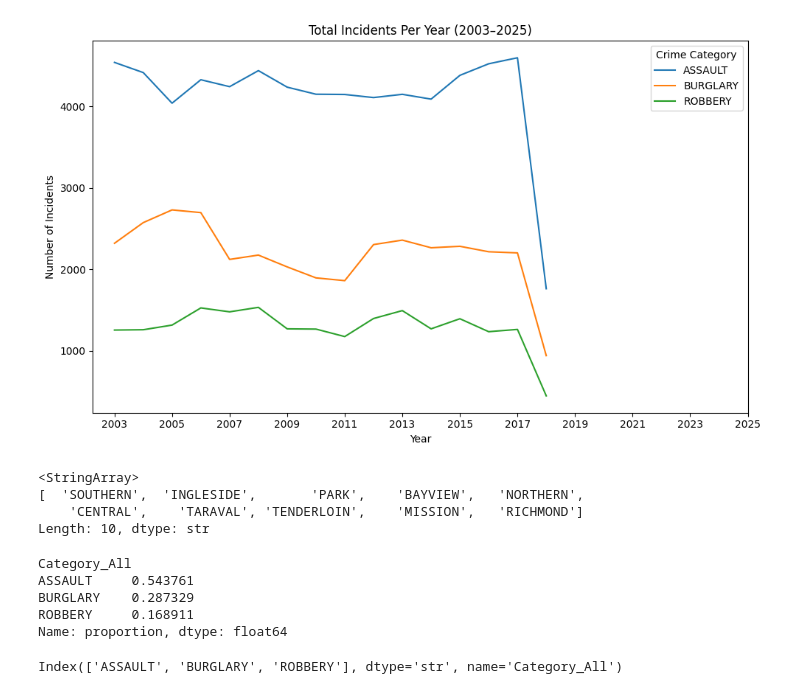
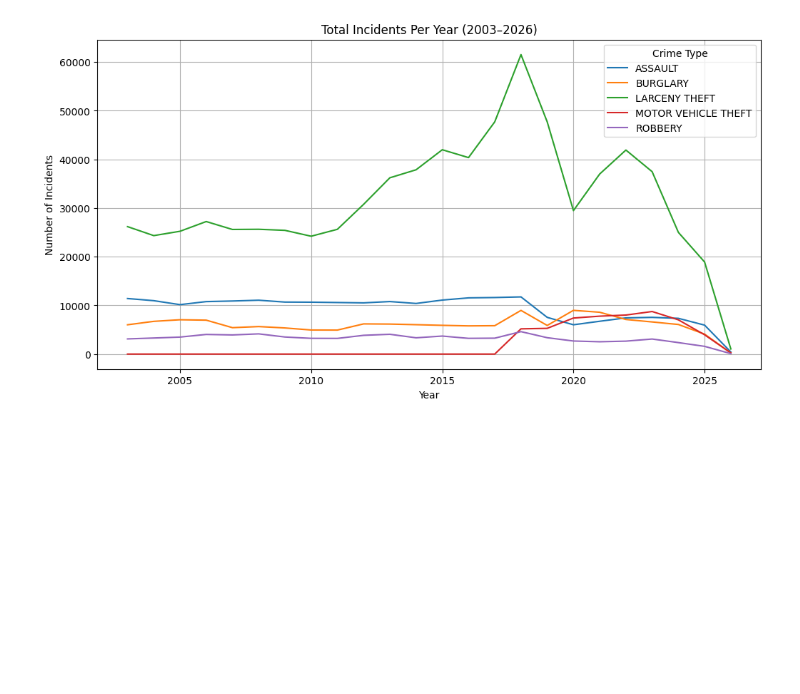
Before and after one commit to suhani-pandey/Assignment1_SocialDataAnalysis, a Jupyter notebook: excerise.ipynb, the cells around one changed output. Cells and saved outputs as stored; diff of their text form; code cells hidden in the pictures; blank space fills up the shorter version.

Commit message:
Clean repository without dataset

```diff
--- a/excerise.ipynb
+++ b/excerise.ipynb
@@ -2,8 +2,7 @@
 import pandas as pd
 import matplotlib.pyplot as plt
 import seaborn as sns
-
-df = pd.read_csv("merged_small.csv", low_memory=False)
-
-print("Rows:", len(df))
+url = "https://media.githubusercontent.com/media/suhani-pandey/Assignment1_SocialDataAnalysis/refs/heads/main/SF_Crime_Merged_FINAL_CLEAN_2003_2026.csv"
+df = pd.read_csv(url, low_memory=False)
+print(df.shape)
 # %% [output]
@@ -11,7 +9,0 @@ Rows: 5000
-# %%
-df['Incident Date'] = pd.to_datetime(df['Incident Date'], dayfirst=True, errors='coerce')
-df['Date'] = pd.to_datetime(df['Date'], dayfirst=True, errors='coerce')
-
-df['Combined Date'] = df['Incident Date'].fillna(df['Date'])
-df['Year'] = df['Combined Date'].dt.year
-print("Full datset year rannge:",df['Year'].min(),"-",df['Year'].max())
@@ -20,4 +9,0 @@ Full datset year rannge: 2003 - 2026
-# %%
-df = df[(df['Year'] >= 2003) & (df['Year'] <= 2025)]
-
-print("Filtered range:", df['Year'].min(), "-", df['Year'].max())
@@ -26,4 +9,0 @@ Filtered range: 2003.0 - 2025.0
-# %%
-df['Category_All'] = df['Incident Category'].fillna(df['Category'])
-
-print(df['Category_All'].value_counts().head(20))
@@ -80,41 +52,11 @@ Year range: 2003.0 - 2018.0
 # %%
-#import matplotlib.pyplot as plt
-#import seaborn as sns
 
-plt.figure(figsize=(10,6))
-
-sns.lineplot(
-    data=yearly_counts,
-    x='Year',
-    y='Total Incidents',
-    hue='Category_All'
-)
-
-plt.title("Total Incidents Per Year (2003–2025)")
+yearly.plot(figsize=(12,6))
+plt.title("Total Incidents Per Year (2003–2026)")
 plt.xlabel("Year")
 plt.ylabel("Number of Incidents")
-plt.xticks(range(2003, 2026, 2))
-plt.legend(title="Crime Category")
-plt.tight_layout()
+plt.legend(title="Crime Type")
+plt.grid(True)
 plt.show()
 # %% [output]
-[figure, old version]
+[figure, new version]
-# %%
-df_focus['District_All'] = df_focus['Police District'].fillna(df_focus['PdDistrict'])
-df_focus['District_All'] = df_focus['District_All'].str.upper()
-print(df_focus['District_All'].unique())
-# %% [output]
-<StringArray>
-[  'SOUTHERN',  'INGLESIDE',       'PARK',    'BAYVIEW',   'NORTHERN',
-    'CENTRAL',    'TARAVAL', 'TENDERLOIN',    'MISSION',   'RICHMOND']
-Length: 10, dtype: str
-# %%
-city_totals = df_focus['Category_All'].value_counts(normalize=True)
-
-print(city_totals)
-# %% [output]
-Category_All
-ASSAULT     0.543761
-BURGLARY    0.287329
-ROBBERY     0.168911
-Name: proportion, dtype: float64
@@ -128,4 +62,0 @@ district_totals = (
-# %%
-print(district_totals.columns)
-# %% [output]
-Index(['ASSAULT', 'BURGLARY', 'ROBBERY'], dtype='str', name='Category_All')
```
Also changed, not shown: parts of 18 cells of this notebook, 2 other files.
